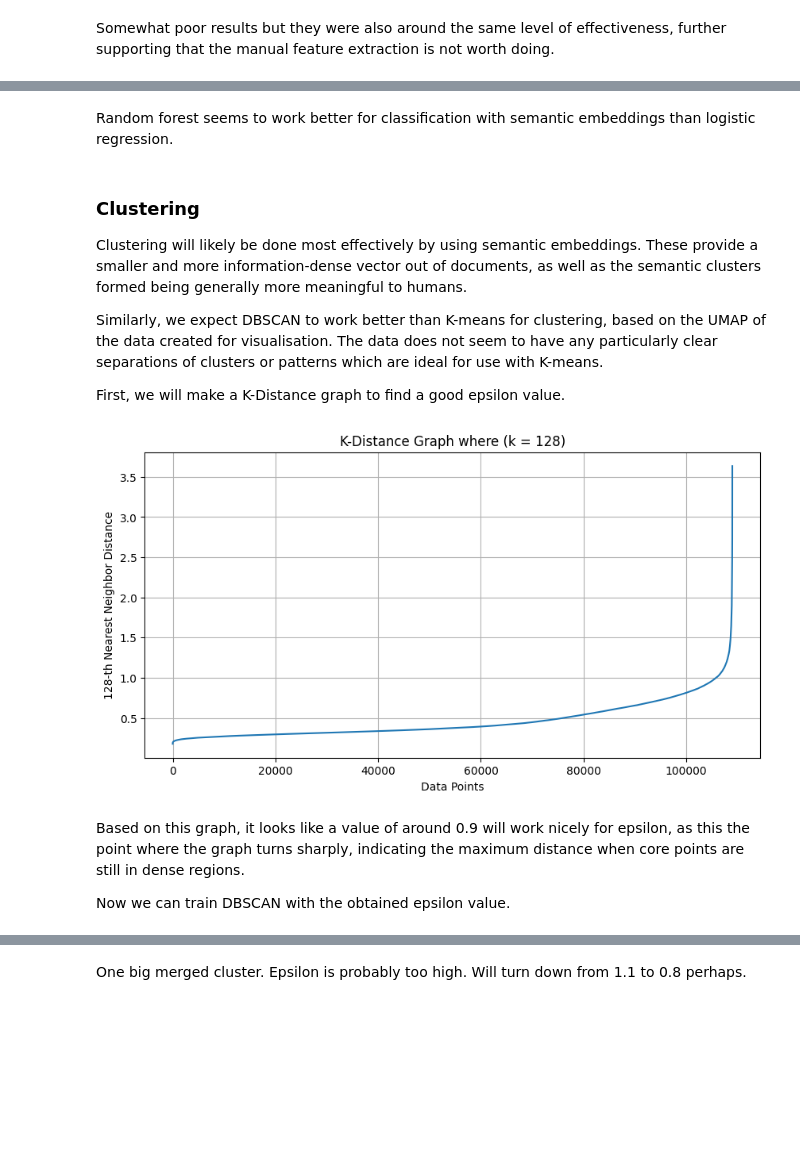
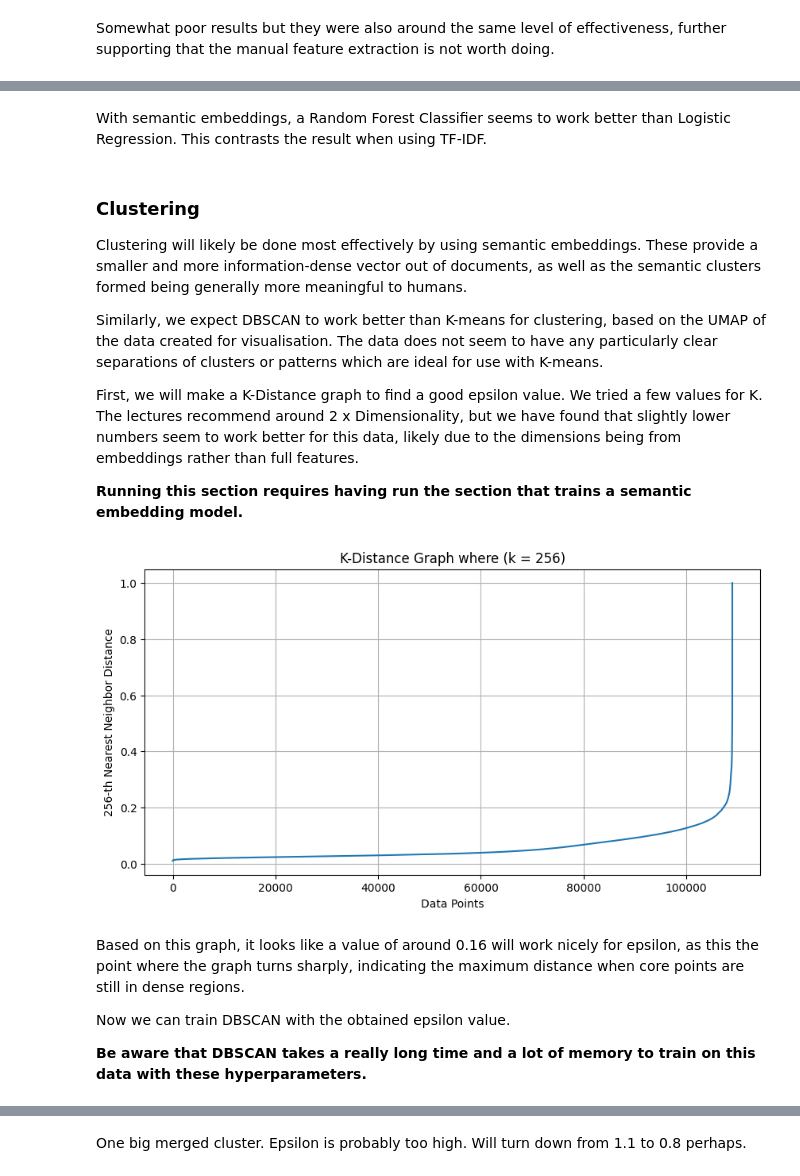
Before and after one commit to Erica-99/CTIP-misinfo-detection, a Jupyter notebook: model_training.ipynb, the cells around one changed output, grey strips where cells are left out. Cells and saved outputs as stored; diff of their text form; code cells hidden in the pictures; blank space fills up the shorter version.

```diff
--- a/model_training.ipynb
+++ b/model_training.ipynb
@@ -384,7 +413,7 @@ Precision: 0.84
 Recall: 0.84
 F1 Score: 0.84
 # %% [markdown]
-Random forest seems to work better for classification with semantic embeddings than logistic regression.
+With semantic embeddings, a Random Forest Classifier seems to work better than Logistic Regression. This contrasts the result when using TF-IDF.
 # %% [markdown]
 ### Clustering
 
@@ -392,35 +421,39 @@ Clustering will likely be done most effectively by using semantic embeddings. Th
 
 Similarly, we expect DBSCAN to work better than K-means for clustering, based on the UMAP of the data created for visualisation. The data does not seem to have any particularly clear separations of clusters or patterns which are ideal for use with K-means.
 
-First, we will make a K-Distance graph to find a good epsilon value.
+First, we will make a K-Distance graph to find a good epsilon value. We tried a few values for K. The lectures recommend around 2 x Dimensionality, but we have found that slightly lower numbers seem to work better for this data, likely due to the dimensions being from embeddings rather than full features.
+
+__Running this section requires having run the section that trains a semantic embedding model.__
 # %%
 from sklearn.neighbors import NearestNeighbors
 
 X = np.vstack(semantic_dataset['tokens'].apply(lambda tokens: document_vector(tokens, w2v_model)).to_numpy())
 
-k = 128 # High number chosen to align well with 128-dimensional data. This is the same as min_samples for DBSCAN. The lecture recommends 2 x Dimensionality, but we think lower may work best here due to the dimensions not being true features.
-neighbors = NearestNeighbors(n_neighbors=k)
+k = 256 # This is the same as min_samples for DBSCAN
+neighbors = NearestNeighbors(n_neighbors=k, metric='cosine') # Using cosine because vectors are all roughly evenly scaled due to averaging. They may be really close together.
 neighbors_fit = neighbors.fit(X)
 
 distances, indices = neighbors_fit.kneighbors(X)
 k_distances = distances[:, k - 1] # Get the k-th distance for each point.
 
 k_distances = np.sort(k_distances)
 
 # Plot
 plt.figure(figsize=(10, 5))
 plt.plot(k_distances)
 plt.title(f"K-Distance Graph where (k = {k})")
 plt.xlabel("Data Points")
 plt.ylabel(f"{k}-th Nearest Neighbor Distance")
 plt.grid(True)
 plt.show()
 # %% [output]
-[figure, old version]
+[figure, new version]
 # %% [markdown]
-Based on this graph, it looks like a value of around 0.9 will work nicely for epsilon, as this the point where the graph turns sharply, indicating the maximum distance when core points are still in dense regions.
+Based on this graph, it looks like a value of around 0.16 will work nicely for epsilon, as this the point where the graph turns sharply, indicating the maximum distance when core points are still in dense regions.
 
 Now we can train DBSCAN with the obtained epsilon value.
+
+__Be aware that DBSCAN takes a really long time and a lot of memory to train on this data with these hyperparameters.__
 # %%
 from sklearn.cluster import DBSCAN
 from sklearn.manifold import TSNE
```
Also changed, not shown: parts of 25 cells of this notebook, 1 other file.
